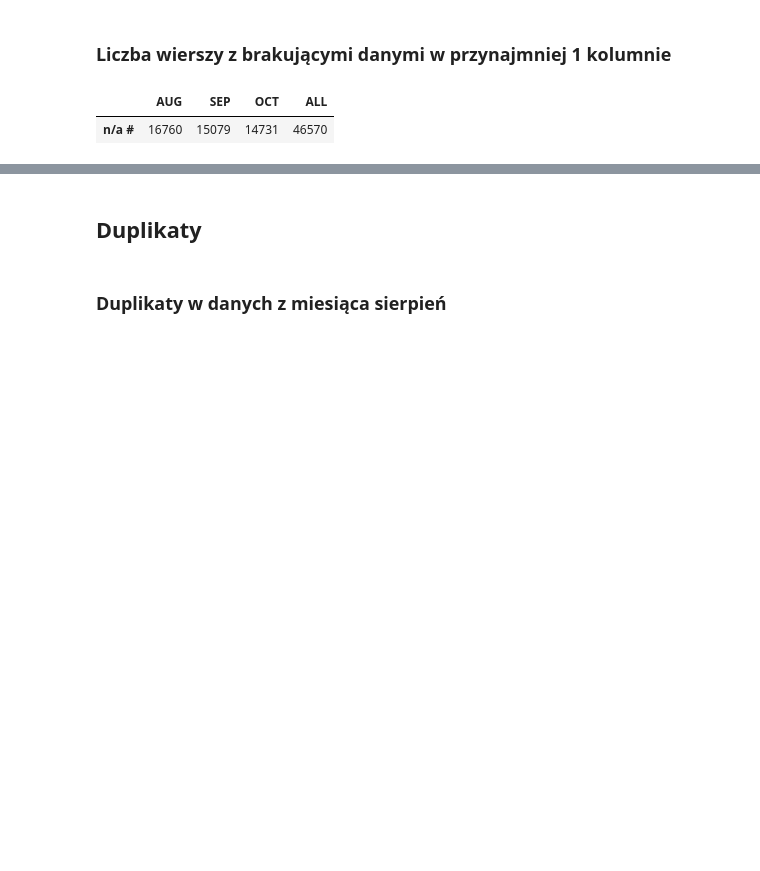
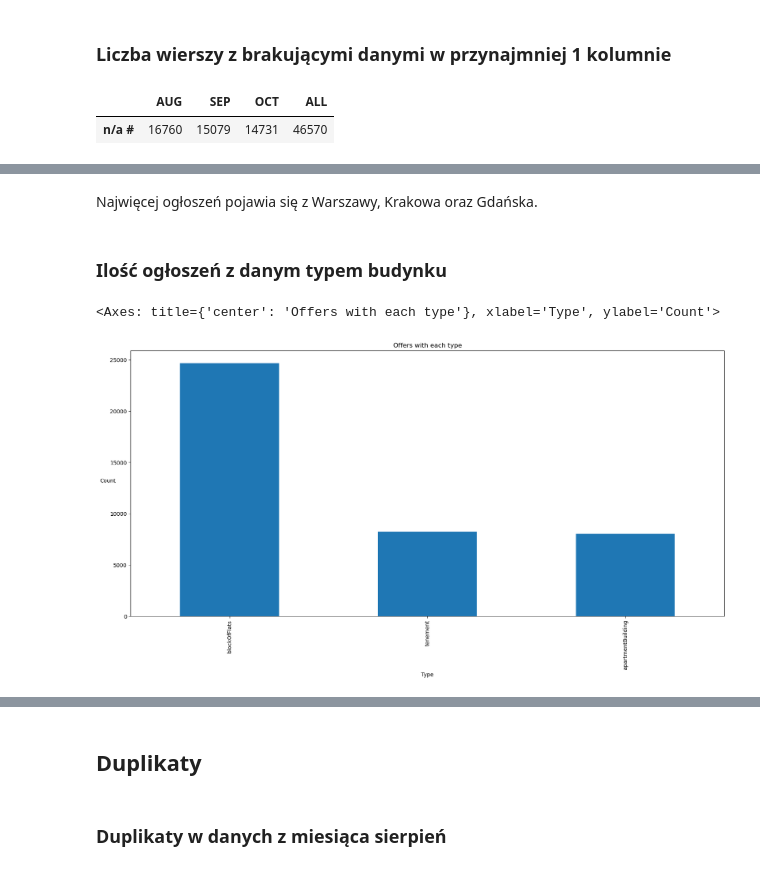
Before and after one commit to Roger1121/FlatAI, a Jupyter notebook: DataAnalysis.ipynb, the cells around one changed output, grey strips where cells are left out. Cells and saved outputs as stored; diff of their text form; code cells hidden in the pictures; blank space fills up the shorter version.

```diff
--- a/DataAnalysis.ipynb
+++ b/DataAnalysis.ipynb
@@ -348,0 +362,13 @@ pd.DataFrame({
+# %% [markdown]
+Najwięcej ogłoszeń pojawia się z Warszawy, Krakowa oraz Gdańska.
+# %% [markdown]
+### Ilość ogłoszeń z danym typem budynku
+# %%
+type_count = pd.value_counts(data_ALL['type']).plot.bar(figsize=(20,9))
+type_count.set_title("Offers with each type")
+type_count.set_xlabel("Type")
+type_count.set_ylabel("Count")
+type_count
+# %% [output]
+<Axes: title={'center': 'Offers with each type'}, xlabel='Type', ylabel='Count'>
+[figure, added]
```
Also changed, not shown: parts of 52 cells of this notebook, 1 other file.
